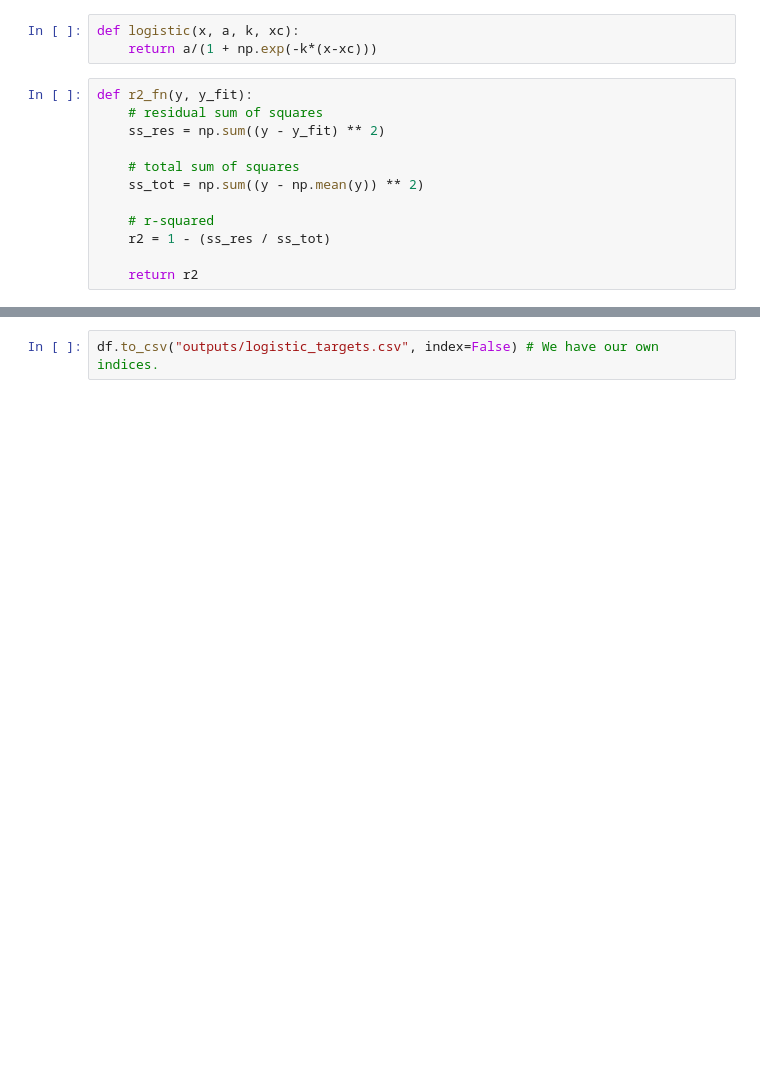
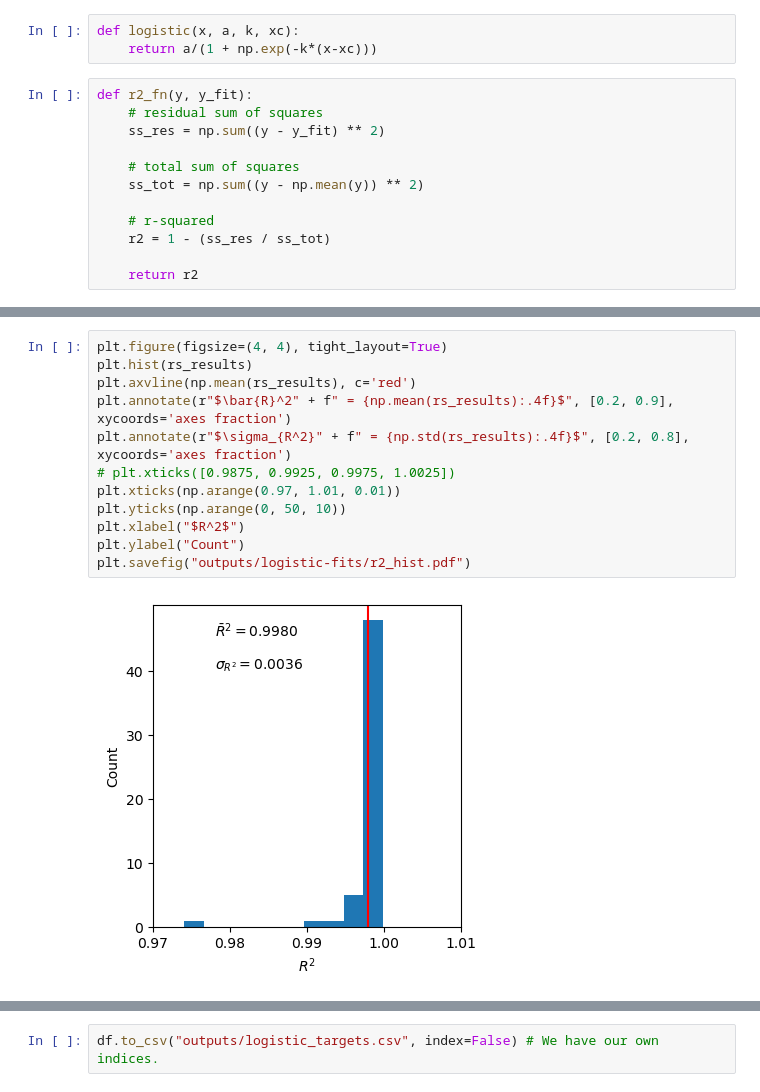
Before and after one commit to siemdejong/skinstression, a Jupyter notebook: notebooks/11-sjg-logistic.ipynb, the cells around one changed output, grey strips where cells are left out. Drawn from its saved outputs; the diff is of its cells as text; blank space fills up the shorter version.

```diff
--- a/notebooks/11-sjg-logistic.ipynb
+++ b/notebooks/11-sjg-logistic.ipynb
@@ -119,0 +175,14 @@ No person id information found for 555
+# %%
+plt.figure(figsize=(4, 4), tight_layout=True)
+plt.hist(rs_results)
+plt.axvline(np.mean(rs_results), c='red')
+plt.annotate(r"$\bar{R}^2" + f" = {np.mean(rs_results):.4f}$", [0.2, 0.9], xycoords='axes fraction')
+plt.annotate(r"$\sigma_{R^2}" + f" = {np.std(rs_results):.4f}$", [0.2, 0.8], xycoords='axes fraction')
+# plt.xticks([0.9875, 0.9925, 0.9975, 1.0025])
+plt.xticks(np.arange(0.97, 1.01, 0.01))
+plt.yticks(np.arange(0, 50, 10))
+plt.xlabel("$R^2$")
+plt.ylabel("Count")
+plt.savefig("outputs/logistic-fits/r2_hist.pdf")
+# %% [output]
+[figure, added]
```
Also changed, not shown: parts of 14 cells of this notebook, 26 other files.
